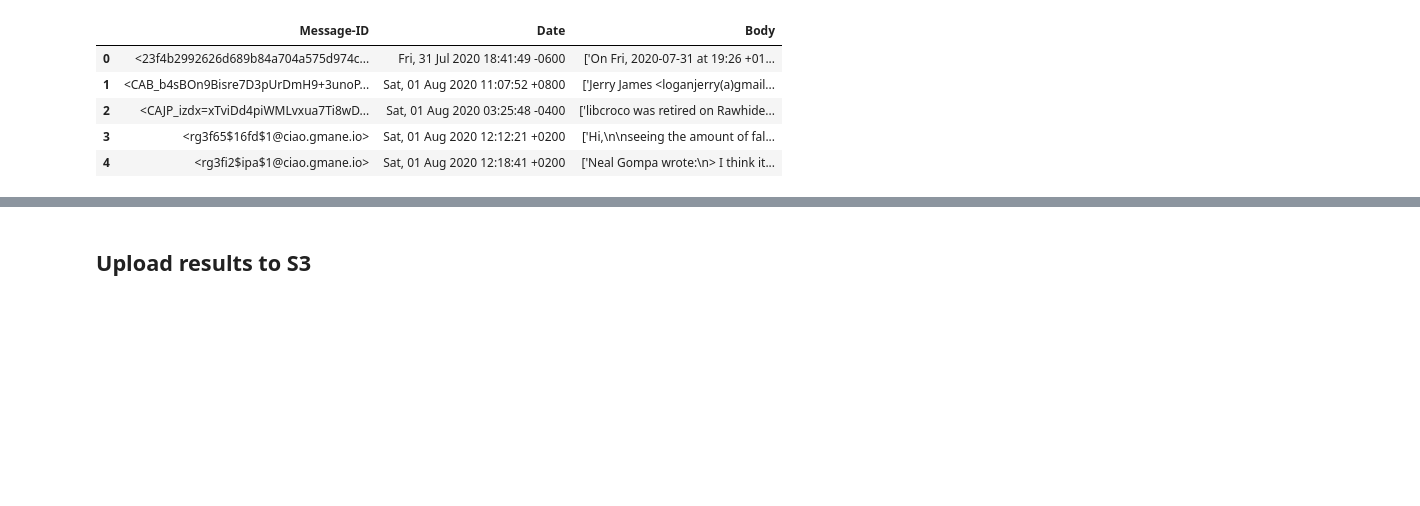
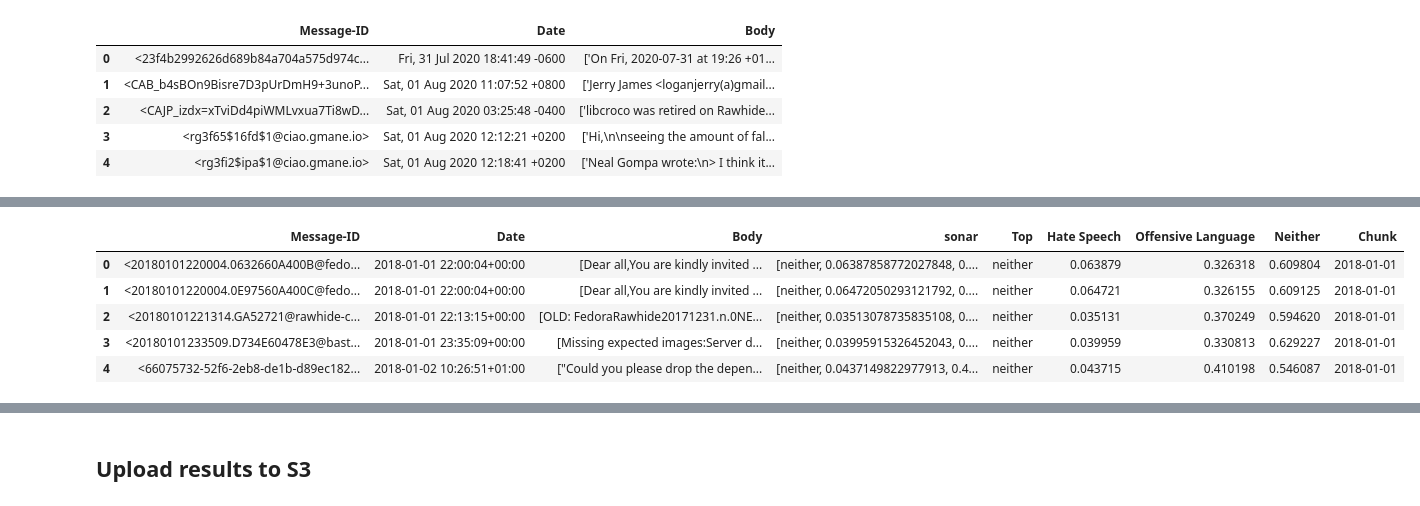
Before and after one commit to tumido/mailing-list-analysis-toolkit, a Jupyter notebook: notebooks/02_analyses/hatesonar_analysis.ipynb, the cells around one changed output, grey strips where cells are left out. Drawn from its saved outputs; the diff is of its cells as text; code cells hidden in the pictures; blank space fills up the shorter version.

```diff
--- a/notebooks/02_analyses/hatesonar_analysis.ipynb
+++ b/notebooks/02_analyses/hatesonar_analysis.ipynb
@@ -34,0 +172,15 @@ df.head()
+# %%
+clean["Date"] = clean["Date"].apply(lambda x: pd.to_datetime(x))
+clean["Chunk"] = clean["Date"].apply(
+    lambda x: datetime.date(x.year, x.month, 1)
+)
+clean = clean.sort_values(by="Date")
+clean.reset_index(inplace=True, drop=True)
+clean.head()
+# %% [output]
+|  | Message-ID | Date | Body | sonar | Top | Hate Speech | Offensive Language | Neither | Chunk |
+| 0 | <20180101220004.0632660A400B@fedo... | 2018-01-01 22:00:04+00:00 | [Dear all,You are kindly invited ... | [neither, 0.06387858772027848, 0.... | neither | 0.063879 | 0.326318 | 0.609804 | 2018-01-01 |
+| 1 | <20180101220004.0E97560A400C@fedo... | 2018-01-01 22:00:04+00:00 | [Dear all,You are kindly invited ... | [neither, 0.06472050293121792, 0.... | neither | 0.064721 | 0.326155 | 0.609125 | 2018-01-01 |
+| 2 | <20180101221314.GA52721@rawhide-c... | 2018-01-01 22:13:15+00:00 | [OLD: FedoraRawhide20171231.n.0NE... | [neither, 0.03513078735835108, 0.... | neither | 0.035131 | 0.370249 | 0.594620 | 2018-01-01 |
+| 3 | <20180101233509.D734E60478E3@bast... | 2018-01-01 23:35:09+00:00 | [Missing expected images:Server d... | [neither, 0.03995915326452043, 0.... | neither | 0.039959 | 0.330813 | 0.629227 | 2018-01-01 |
+| 4 | <66075732-52f6-2eb8-de1b-d89ec182... | 2018-01-02 10:26:51+01:00 | ["Could you please drop the depen... | [neither, 0.0437149822977913, 0.4... | neither | 0.043715 | 0.410198 | 0.546087 | 2018-01-01 |
```
Also changed, not shown: parts of 15 cells of this notebook.
